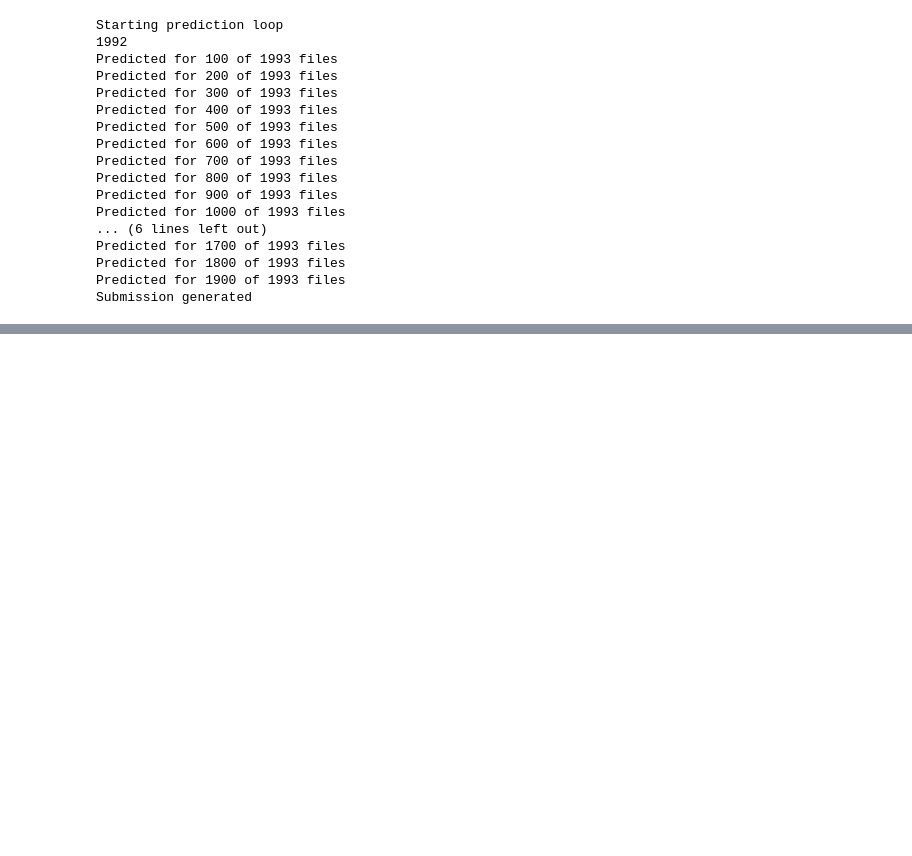
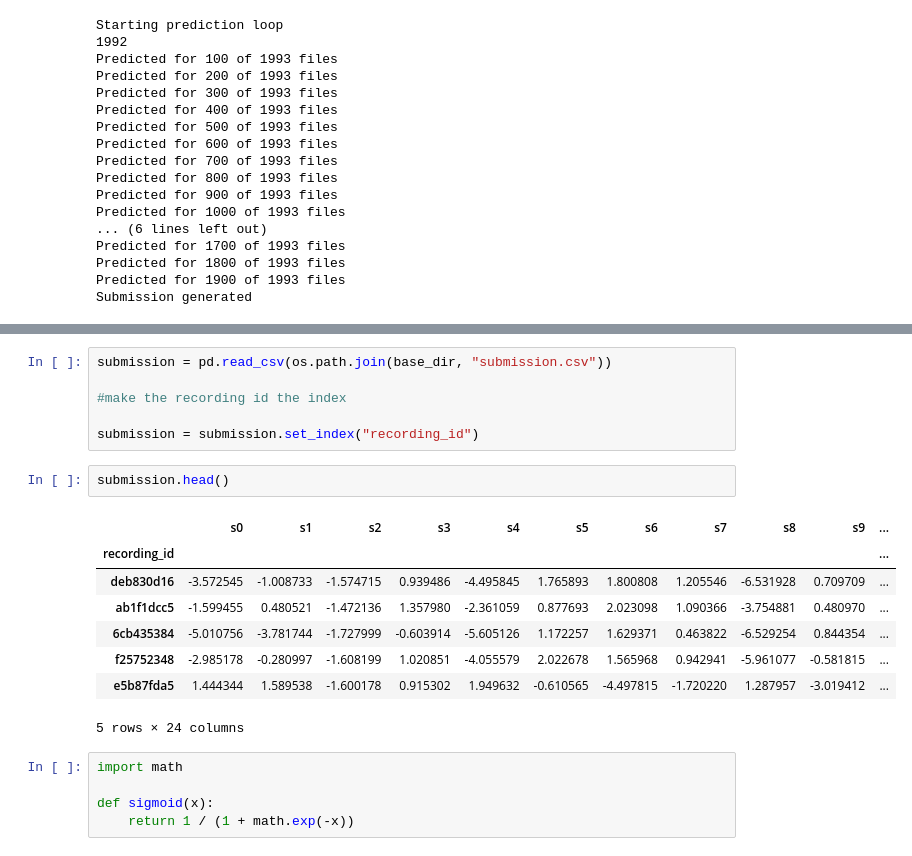
Before and after one commit to desik23/rainforest-audio-ml, a Jupyter notebook: rainforest.ipynb, the cells around one changed output, grey strips where cells are left out. Drawn from its saved outputs; the diff is of its cells as text; blank space fills up the shorter version.

```diff
--- a/rainforest.ipynb
+++ b/rainforest.ipynb
@@ -498,0 +511,22 @@ Submission generated
+# %%
+submission = pd.read_csv(os.path.join(base_dir, "submission.csv"))
+
+#make the recording id the index
+
+submission = submission.set_index("recording_id")
+# %%
+submission.head()
+# %% [output]
+|  | s0 | s1 | s2 | s3 | s4 | s5 | s6 | s7 | s8 | s9 | ... |
+| recording_id |  |  |  |  |  |  |  |  |  |  | ... |
+| deb830d16 | -3.572545 | -1.008733 | -1.574715 | 0.939486 | -4.495845 | 1.765893 | 1.800808 | 1.205546 | -6.531928 | 0.709709 | ... |
+| ab1f1dcc5 | -1.599455 | 0.480521 | -1.472136 | 1.357980 | -2.361059 | 0.877693 | 2.023098 | 1.090366 | -3.754881 | 0.480970 | ... |
+| 6cb435384 | -5.010756 | -3.781744 | -1.727999 | -0.603914 | -5.605126 | 1.172257 | 1.629371 | 0.463822 | -6.529254 | 0.844354 | ... |
+| f25752348 | -2.985178 | -0.280997 | -1.608199 | 1.020851 | -4.055579 | 2.022678 | 1.565968 | 0.942941 | -5.961077 | -0.581815 | ... |
+| e5b87fda5 | 1.444344 | 1.589538 | -1.600178 | 0.915302 | 1.949632 | -0.610565 | -4.497815 | -1.720220 | 1.287957 | -3.019412 | ... |
+5 rows × 24 columns
+# %%
+import math
+
+def sigmoid(x):
+    return 1 / (1 + math.exp(-x))
```
Also changed, not shown: parts of 4 cells of this notebook.
